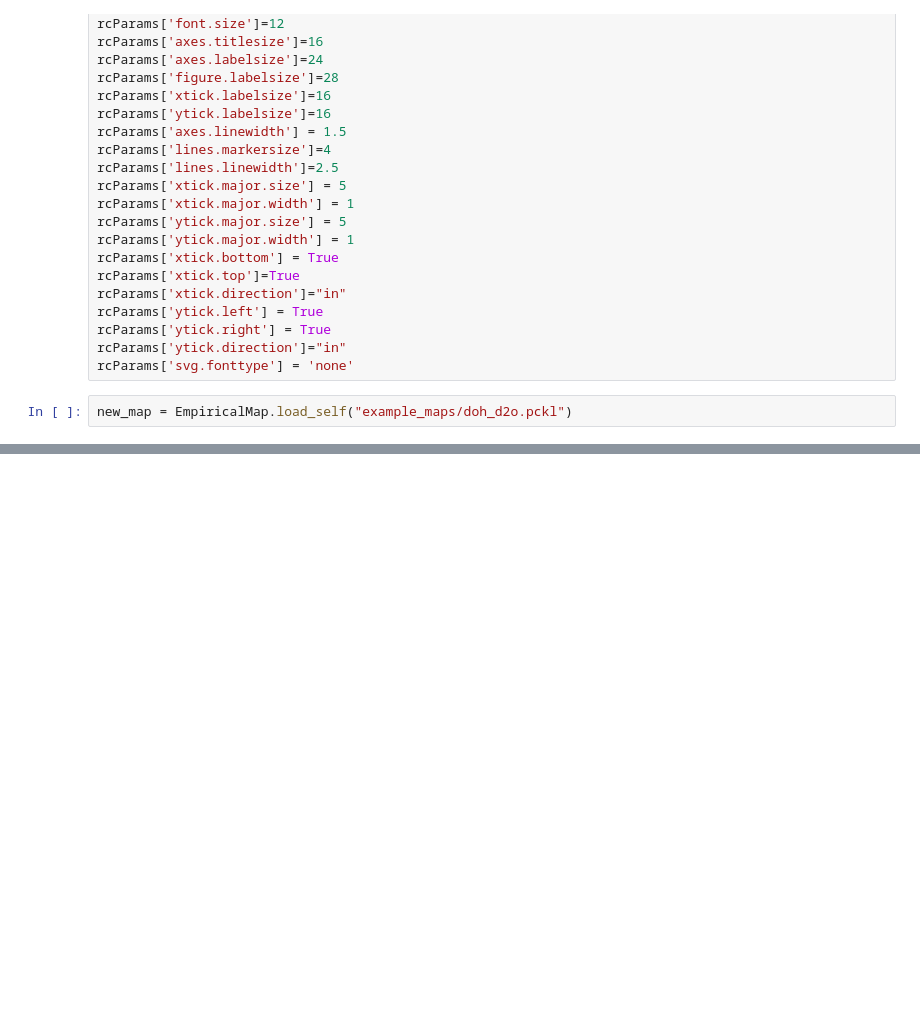
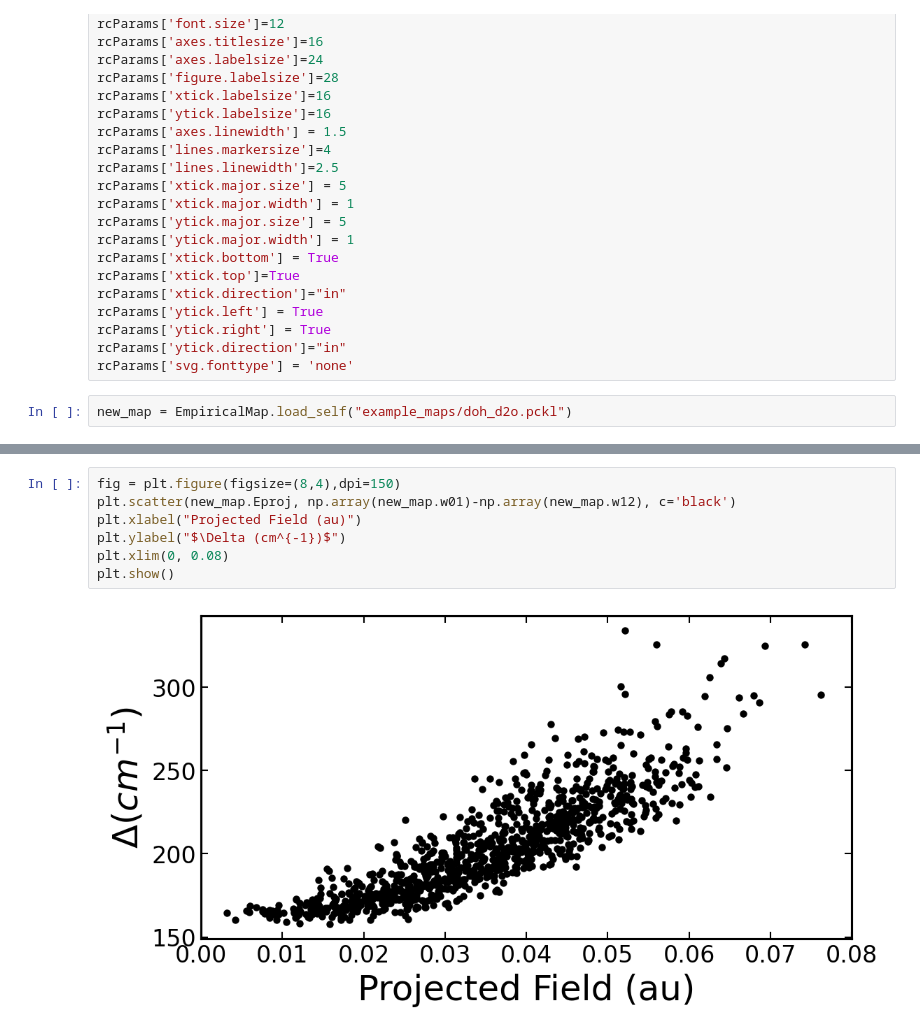
Before and after one commit to piskuliche/EmpiricalMapping, a Jupyter notebook: examples/empirical_map_plotting.ipynb, the cells around one changed output, grey strips where cells are left out. Cells and saved outputs as stored; diff of their text form; blank space fills up the shorter version.

```diff
--- a/examples/empirical_map_plotting.ipynb
+++ b/examples/empirical_map_plotting.ipynb
@@ -50 +71,10 @@ w01 =  3763.1546 + -6370.5865*E + -48318.9239*E^2
+# %%
+fig = plt.figure(figsize=(8,4),dpi=150)
+plt.scatter(new_map.Eproj, np.array(new_map.w01)-np.array(new_map.w12), c='black')
+plt.xlabel("Projected Field (au)")
+plt.ylabel("$\Delta (cm^{-1})$")
+plt.xlim(0, 0.08)
+plt.show()
+# %% [output]
+[figure, added]
 # %%
```
Also changed, not shown: parts of 9 cells of this notebook.
